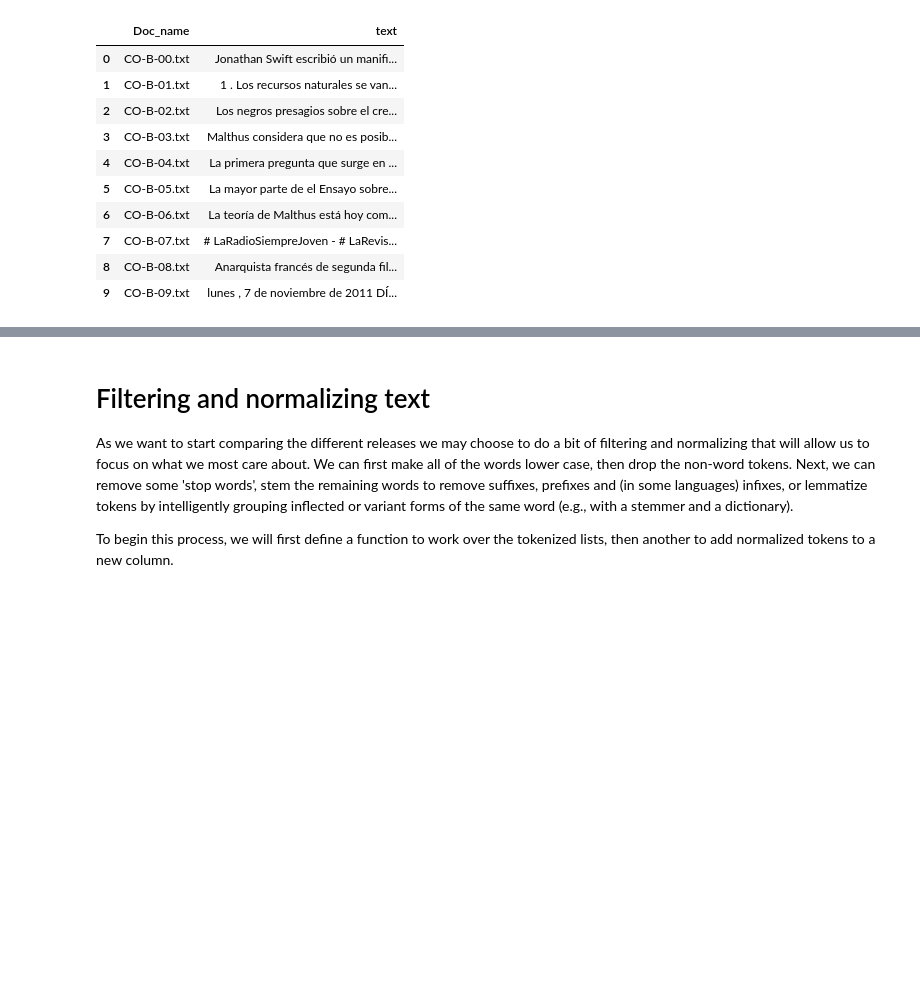
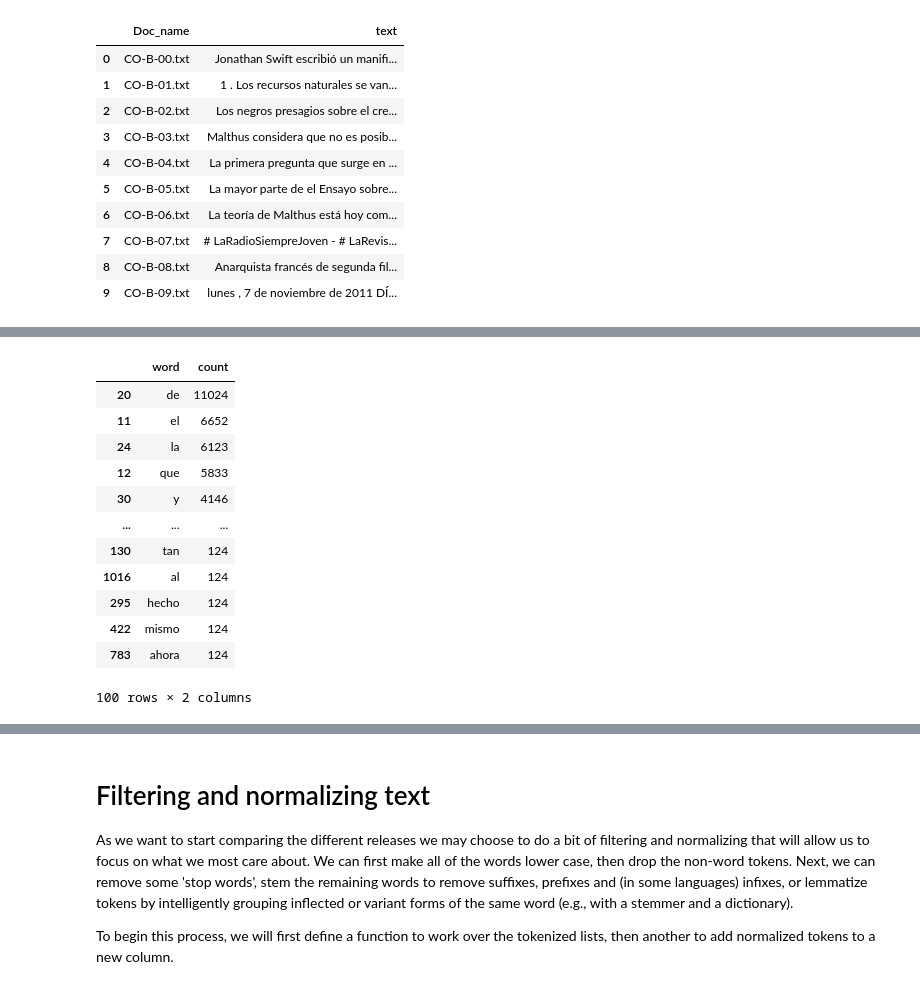
Before and after one commit to alejandrosarria0296/CCA-Homeworks, a Jupyter notebook: 2-Computational-Linguistics.ipynb, the cells around one changed output, grey strips where cells are left out. Cells and saved outputs as stored; diff of their text form; code cells hidden in the pictures; blank space fills up the shorter version.

```diff
--- a/2-Computational-Linguistics.ipynb
+++ b/2-Computational-Linguistics.ipynb
@@ -382,0 +450,18 @@ def word_tokenize_es(word_list):
+# %%
+countedWordsCol = wordCounter(total_tokens)
+countedWordsCol.sort_values('count', ascending=False, inplace=True)
+countedWordsCol[:100]
+# %% [output]
+|  | word | count |
+| 20 | de | 11024 |
+| 11 | el | 6652 |
+| 24 | la | 6123 |
+| 12 | que | 5833 |
+| 30 | y | 4146 |
+| ... | ... | ... |
+| 130 | tan | 124 |
+| 1016 | al | 124 |
+| 295 | hecho | 124 |
+| 422 | mismo | 124 |
+| 783 | ahora | 124 |
+100 rows × 2 columns
```
Also changed, not shown: parts of 12 cells of this notebook.
